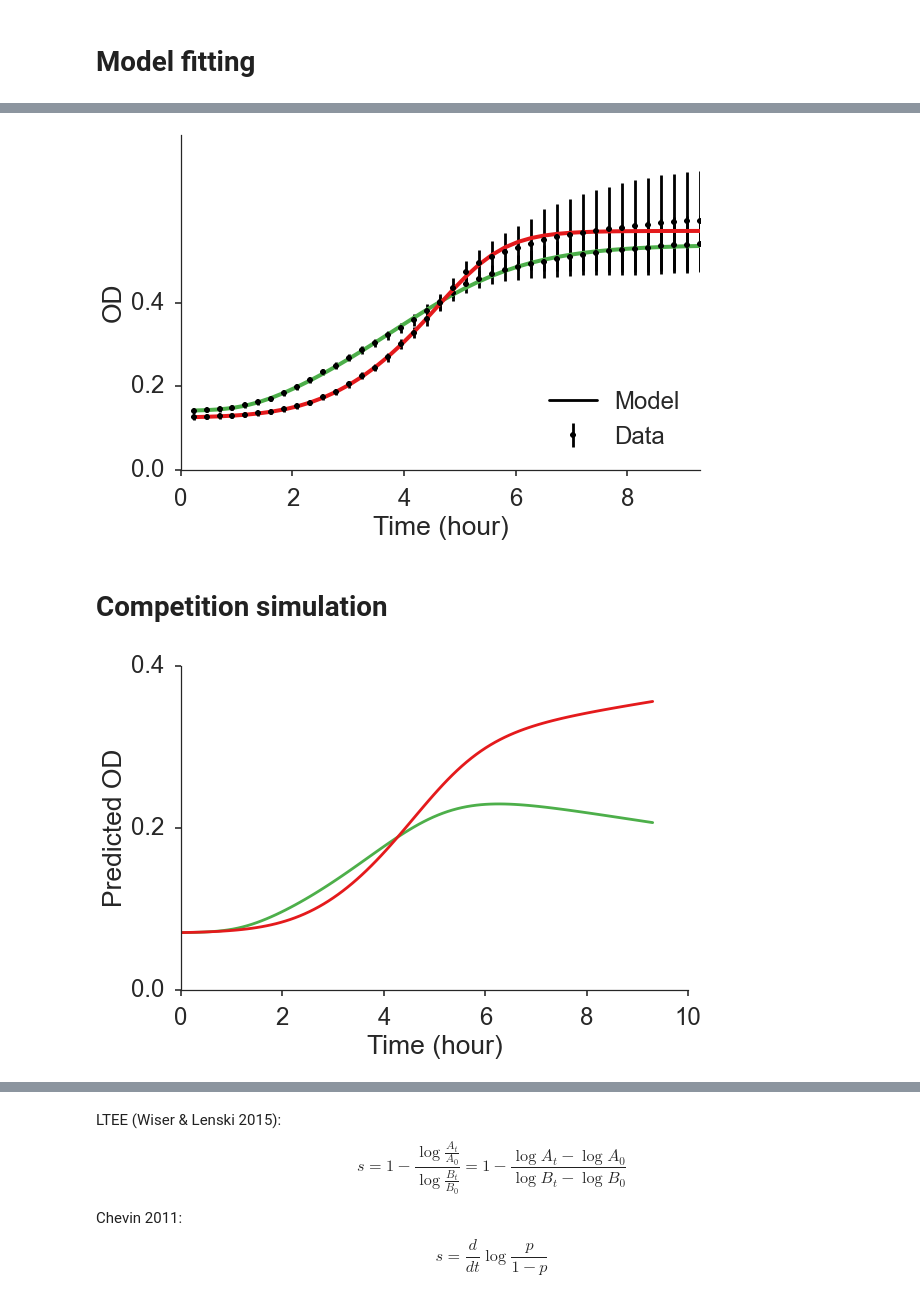
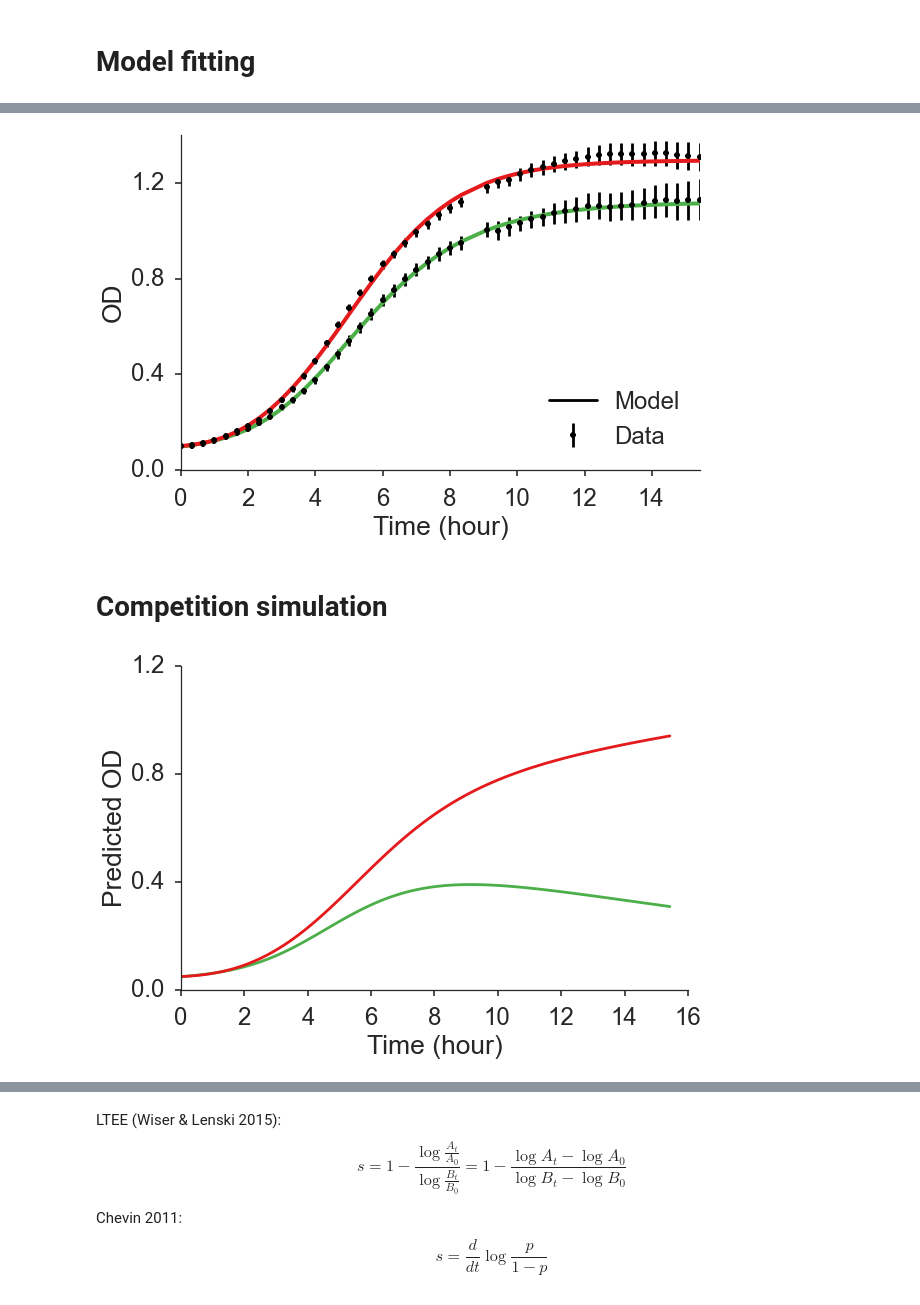
Before and after one commit to yoavram/GRC2015, a Jupyter notebook: analysis.ipynb, the cells around one changed output, grey strips where cells are left out. Saved outputs shown, nothing was run; the diff lists cells and outputs as text; code cells hidden in the pictures.

```diff
--- a/analysis.ipynb
+++ b/analysis.ipynb
@@ -40,7 +39,7 @@ fig,ax = curveball.plots.plot_plate(plate)
 # %%
 reload(curveball.ioutils)
 print filename
-df = curveball.ioutils.read_tecan_xlsx(filename, 'OD', 3, max_time=48, plate=plate)
+df = curveball.ioutils.read_tecan_mat(filename, max_time=48, plate=plate)
 print df.shape
 df.head()
 # %% [output]
@@ -64,3 +60,5 @@ print df.Strain.unique()
-# %%
-df = df[(df.Strain=='TG1') | (df.Strain=='DH5a')]
-df = df[df.Time > 0]
+# %%
+df.Time /= 3.0
+df.Strain[df.Strain=='0'] = 'Blank'
+df.Strain[df.Strain=='R'] = 'TG1'
+df.Strain[df.Strain=='G'] = 'DH5a'
@@ -195,44 +209,44 @@ R:
 # %%
-G_color = plate.Color[plate.Strain=='DH5a'].unique()[0]
-R_color = plate.Color[plate.Strain=='TG1'].unique()[0]
+G_color = plate.Color[plate.Strain=='G'].unique()[0]
+R_color = plate.Color[plate.Strain=='R'].unique()[0]
 # %%
 gm = G_models[0]
 rm = R_models[0]
 # %%
 fig,ax = plt.subplots(1, 1)
 
 ax.plot([-1],[0], color='k', label='Model')
-ax.plot(df.Time.unique(), gm.best_fit, color=G_color, lw=4)
+ax.plot(df.Time.unique(), gm.best_fit, color=G_color, lw=4)#, label='G')
 ax.errorbar(df.Time.unique(), gm.data, 1./gm.weights, color='k', ls='', marker='.', label='Data')
-ax.plot(df.Time.unique(), rm.best_fit, color=R_color, lw=4)
+ax.plot(df.Time.unique(), rm.best_fit, color=R_color, lw=4)#, label='R')
 ax.errorbar(df.Time.unique(), rm.data, 1./rm.weights, color='k', ls='', marker='.')
 
-ax.set_xlim(0, df.Time.max())
+ax.set_xlim(0,df.Time.max())
 ax.legend(loc='lower right')
 #ax.legend().set_visible(False)
 ax.set_ylabel('OD')
 ax.set_xlabel('Time (hour)')
 ax.set_title('')
-ax.set_yticks([0,0.2,0.4])
+ax.set_yticks([0,0.4,0.8,1.2])
 sns.despine()
 fig.tight_layout()
 fig.savefig('model_fits.png', bbox_inches='tight')
 # %% [output]
-[figure, old version]
+[figure, new version]
 # %% [markdown]
 # Competition simulation
 # %%
 t,y,fig,ax = curveball.competitions.compete(G_models[0], R_models[0], hours=df.Time.max(), PLOT=True)
 ax.lines[0].set_color(G_color)
 ax.lines[1].set_color(R_color)
-ax.set_yticks([0,0.2,0.4])
+ax.set_yticks([0,0.4,0.8,1.2])
 ax.set_ylabel('Predicted OD')
 #ax.legend(["G","R"], loc='lower right')
 #ax.set_title("G vs R")
 fig.tight_layout()
 fig.savefig("competition.png", bbox_inches='tight')
 # %% [output]
-[figure, old version]
+[figure, new version]
 # %%
 p = y[:,1] / y.sum(axis=1)
 plt.plot(t, p, color=R_color)
```
Also changed, not shown: parts of 15 cells of this notebook, 2 other files.
